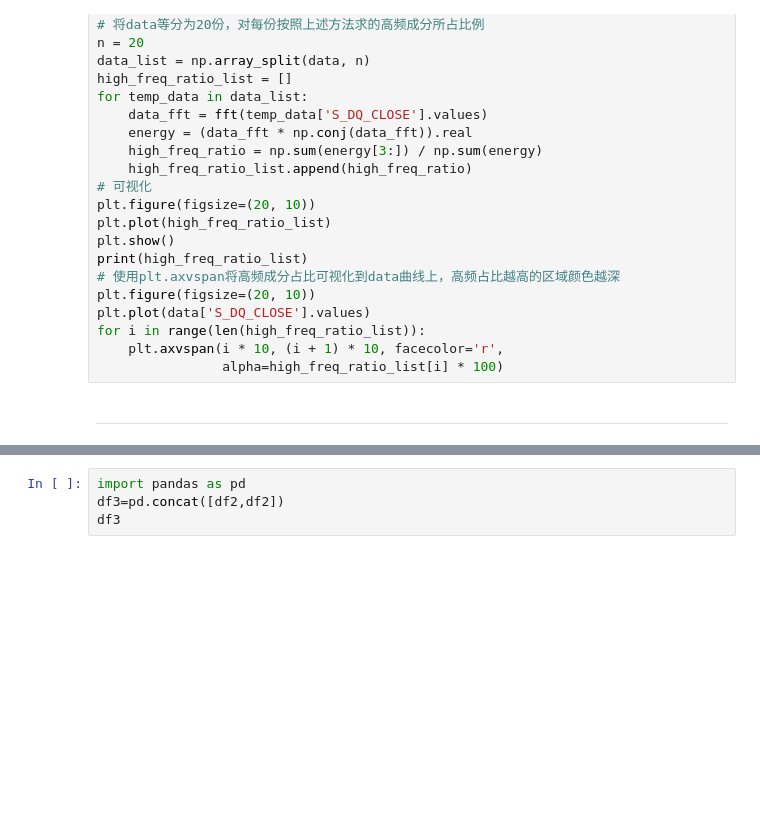
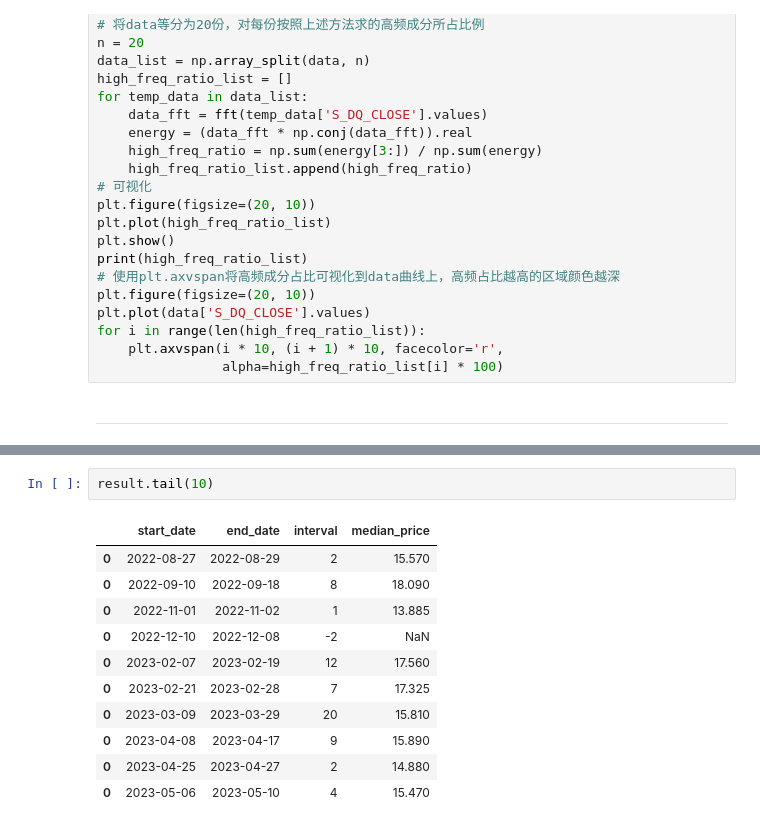
Before and after one commit to QsbpGroup/quant-stat-baby-project, a Jupyter notebook: 1.ipynb, the cells around one changed output, grey strips where cells are left out. Saved outputs shown, nothing was run; the diff lists cells and outputs as text; blank space fills up the shorter version.

```diff
--- a/1.ipynb
+++ b/1.ipynb
@@ -105,4 +111,14 @@ plt.show()
-# %%
-import pandas as pd
-df3=pd.concat([df2,df2])
-df3
+# %%
+result.tail(10)
+# %% [output]
+|  | start_date | end_date | interval | median_price |
+| 0 | 2022-08-27 | 2022-08-29 | 2 | 15.570 |
+| 0 | 2022-09-10 | 2022-09-18 | 8 | 18.090 |
+| 0 | 2022-11-01 | 2022-11-02 | 1 | 13.885 |
+| 0 | 2022-12-10 | 2022-12-08 | -2 | NaN |
+| 0 | 2023-02-07 | 2023-02-19 | 12 | 17.560 |
+| 0 | 2023-02-21 | 2023-02-28 | 7 | 17.325 |
+| 0 | 2023-03-09 | 2023-03-29 | 20 | 15.810 |
+| 0 | 2023-04-08 | 2023-04-17 | 9 | 15.890 |
+| 0 | 2023-04-25 | 2023-04-27 | 2 | 14.880 |
+| 0 | 2023-05-06 | 2023-05-10 | 4 | 15.470 |
```
Also changed, not shown: parts of 3 cells of this notebook, 1 other file.
